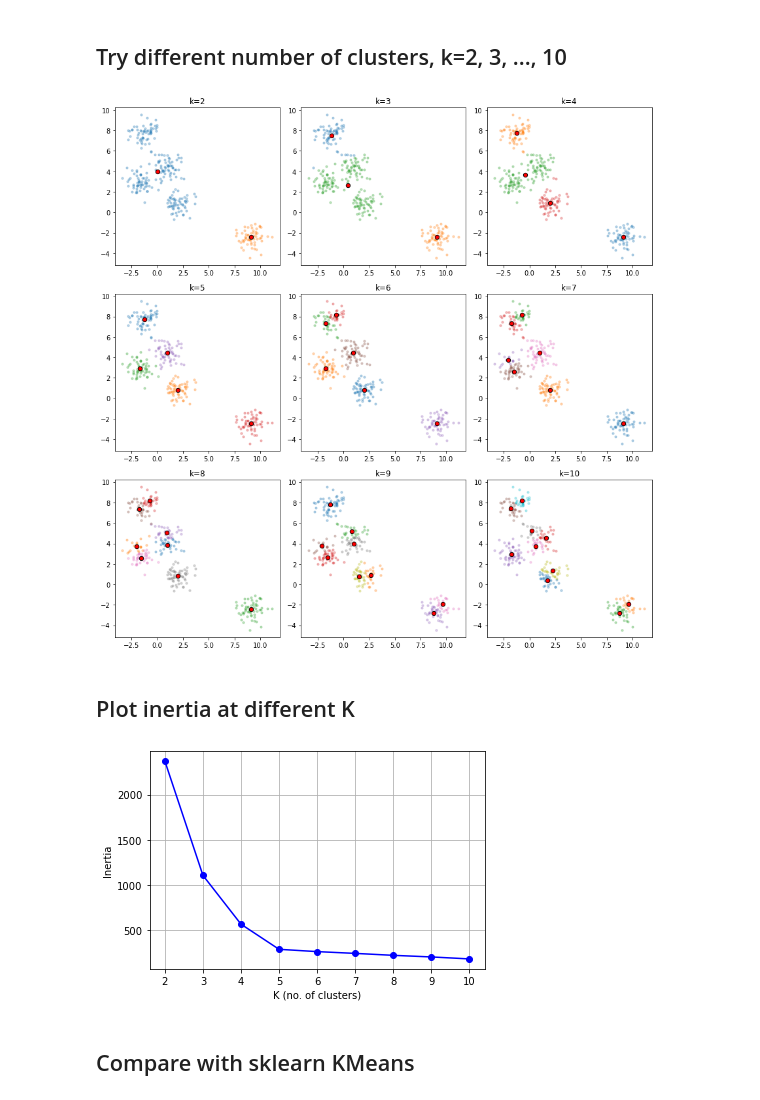
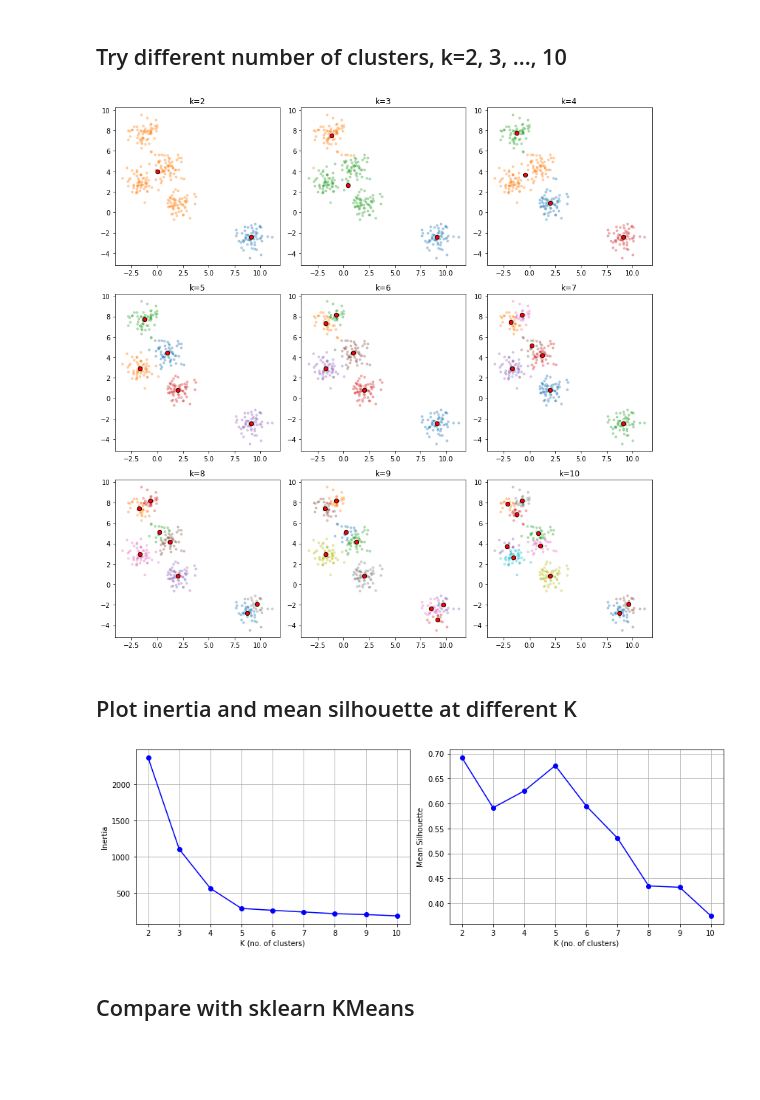
Before and after one commit to kspilario/DS397_comp, a Jupyter notebook: Clustering/kmeans_makeblobs.ipynb, the cells around one changed output. Drawn from its saved outputs; the diff is of its cells as text; code cells hidden in the pictures; blank space fills up the shorter version.

```diff
--- a/Clustering/kmeans_makeblobs.ipynb
+++ b/Clustering/kmeans_makeblobs.ipynb
@@ -21,7 +21,7 @@ plt.show()
 ## Create K-Means class
 # %%
 class myKMeans:
-    def __init__(self, k=2, tol=0.0001, max_iter=300, n_restarts=10):
+    def __init__(self, k=2, tol=0.00001, max_iter=300, n_restarts=10):
         self.k = k
         self.tol = tol
         self.max_iter = max_iter
@@ -133,7 +133,7 @@ plt.show()
 fig, ax = plt.subplots(3, 3, figsize=(12,12))
 ax = ax.flatten()
 
-inertia_list = []
+inertia_list, sil_list = [], []
 
 for k in range(9):
 
@@ -141,6 +141,8 @@ for k in range(9):
     KM = myKMeans(k=k+2)
     KM.fit(X)
     inertia_list.append(KM.inertia)
+    silhouette_values = KM.silhouette()
+    sil_list.append(np.mean(silhouette_values))
 
     # Visualize clustered data
     for i in range(k+2):
@@ -153,18 +155,27 @@ for k in range(9):
 plt.tight_layout()
 plt.show()
 # %% [output]
-[figure, old version]
+[figure, new version]
 # %% [markdown]
-## Plot inertia at different K
+## Plot inertia and mean silhouette at different K
 # %%
-# Visualize the inertia at different K
-plt.plot(np.arange(len(inertia_list))+2, inertia_list, 'bo-')
-plt.xlabel('K (no. of clusters)')
-plt.ylabel('Inertia')
-plt.grid()
+# Visualize the inertia and mean silhouette at different K
+
+fig, (ax1, ax2) = plt.subplots(1,2, figsize=(12,4))
+ax1.plot(np.arange(len(inertia_list))+2, inertia_list, 'bo-')
+ax1.set_xlabel('K (no. of clusters)')
+ax1.set_ylabel('Inertia')
+ax1.grid()
+
+ax2.plot(np.arange(len(sil_list))+2, sil_list, 'bo-')
+ax2.set_xlabel('K (no. of clusters)')
+ax2.set_ylabel('Mean Silhouette')
+ax2.grid()
+
+plt.tight_layout()
 plt.show()
 # %% [output]
-[figure, old version]
+[figure, new version]
 # %% [markdown]
 ## Compare with sklearn KMeans
 # %%
```
Also changed, not shown: parts of 2 cells of this notebook.
